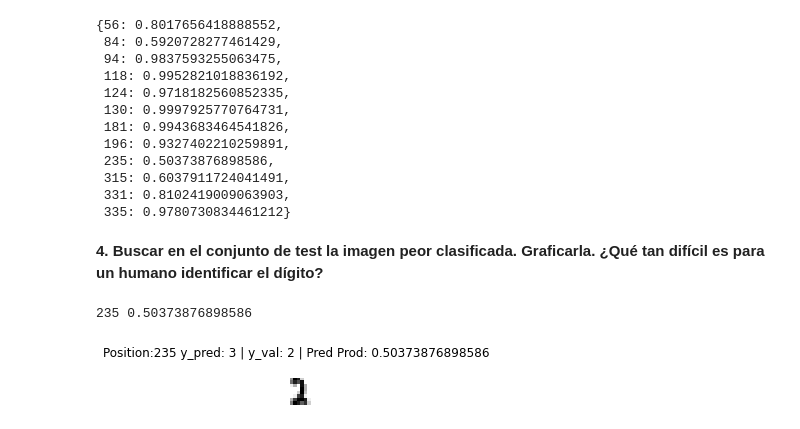
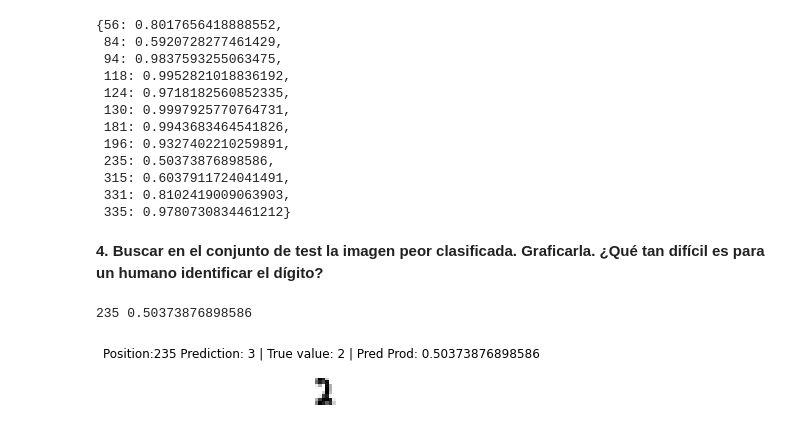
Before and after one commit to nicoambrosis/Introduccion-al-Aprendizaje-Automatico, a Jupyter notebook: 03 Regresion Logística.ipynb, the cells around one changed output. Drawn from its saved outputs; the diff is of its cells as text; code cells hidden in the pictures.

```diff
--- a/03 Regresion Logística.ipynb
+++ b/03 Regresion Logística.ipynb
@@ -385,10 +385,10 @@ print(worst_pred, pred_prob_dict[worst_pred])
 # %%
 # display th image of the digit
 plt.figure(figsize=(0.5,0.5))
 plt.imshow(X_val[worst_pred].reshape((8, 8)), cmap=plt.cm.gray_r)
 
-plt.title(f'Position:{worst_pred} y_pred: {y_pred[worst_pred]} | y_val: {y_val[worst_pred]} | Pred Prod: {model.predict_proba([X_val[worst_pred]]).max()}\n')
+plt.title(f'Position:{worst_pred} Prediction: {y_pred[worst_pred]} | True value: {y_val[worst_pred]} | Pred Prod: {model.predict_proba([X_val[worst_pred]]).max()}\n')
 plt.axis('off')
 plt.show()
 # %% [output]
-[figure, old version]
+[figure, new version]
```
Also changed, not shown: parts of 1 cell of this notebook.
